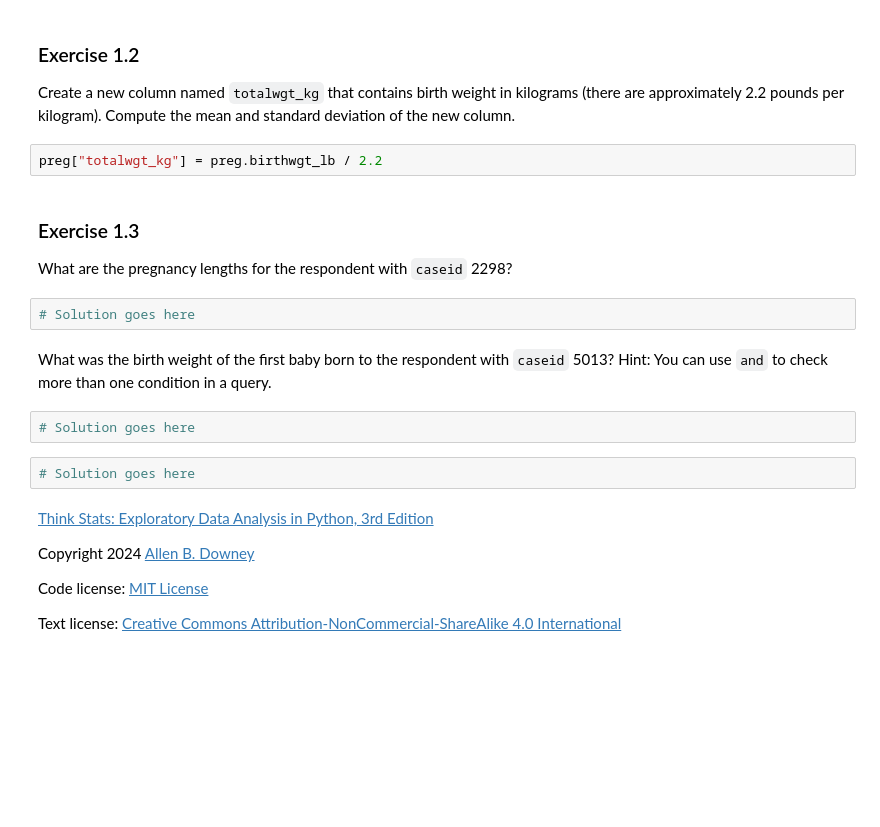
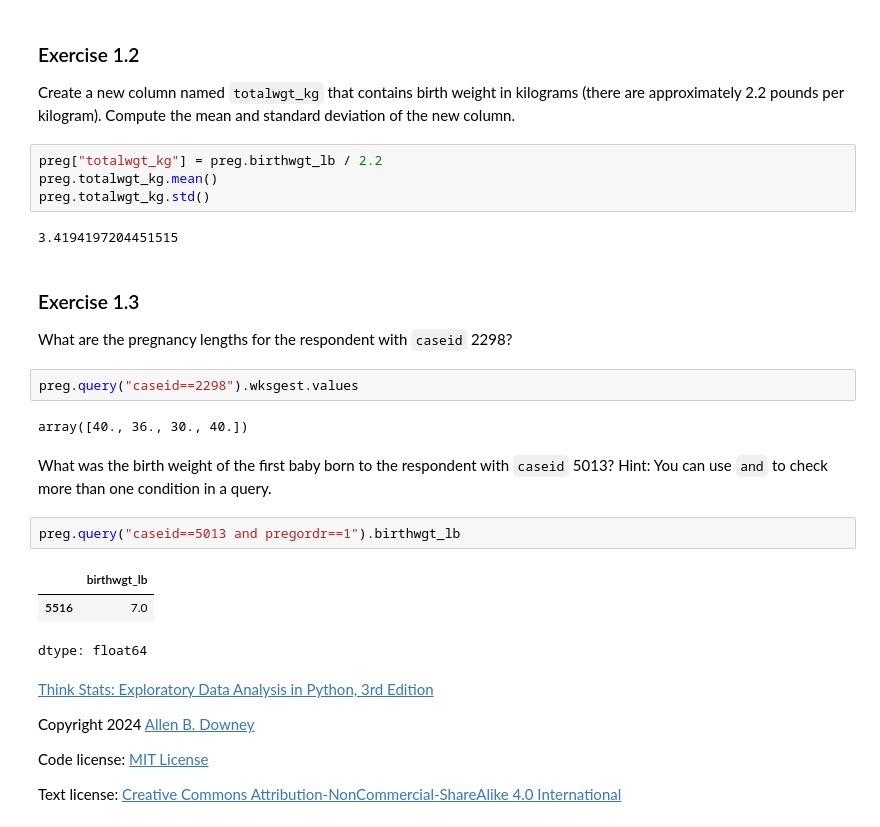
Before and after one commit to keineahnungking/MP2, a Jupyter notebook: nb/chap01.ipynb, the cells around one changed output. Drawn from its saved outputs; the diff is of its cells as text; blank space fills up the shorter version.

```diff
--- a/nb/chap01.ipynb
+++ b/nb/chap01.ipynb
@@ -608,19 +608,27 @@ Create a new column named `totalwgt_kg` that contains birth weight in kilograms
 Compute the mean and standard deviation of the new column.
 # %%
 preg["totalwgt_kg"] = preg.birthwgt_lb / 2.2
+preg.totalwgt_kg.mean()
+preg.totalwgt_kg.std()
+# %% [output]
+3.4194197204451515
 # %% [markdown]
 ### Exercise 1.3
 
 What are the pregnancy lengths for the respondent with `caseid` 2298?
 # %%
-# Solution goes here
+preg.query("caseid==2298").wksgest.values
+# %% [output]
+array([40., 36., 30., 40.])
 # %% [markdown]
 What was the birth weight of the first baby born to the respondent with `caseid` 5013?
 Hint: You can use `and` to check more than one condition in a query.
 # %%
-# Solution goes here
+preg.query("caseid==5013 and pregordr==1").birthwgt_lb
+# %% [output]
+|  | birthwgt_lb |
+| 5516 | 7.0 |
+dtype: float64
-# %%
-# Solution goes here
 # %% [markdown]
 [Think Stats: Exploratory Data Analysis in Python, 3rd Edition](https://allendowney.github.io/ThinkStats/index.html)
 
```
